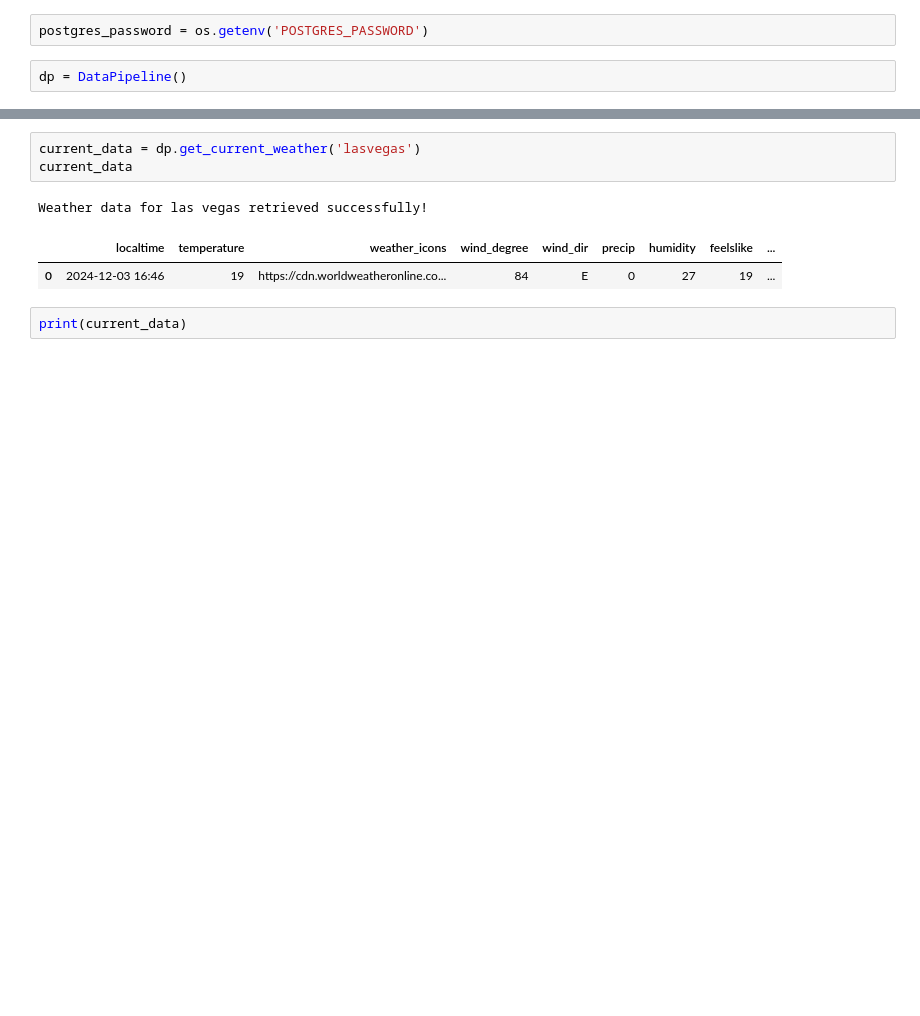
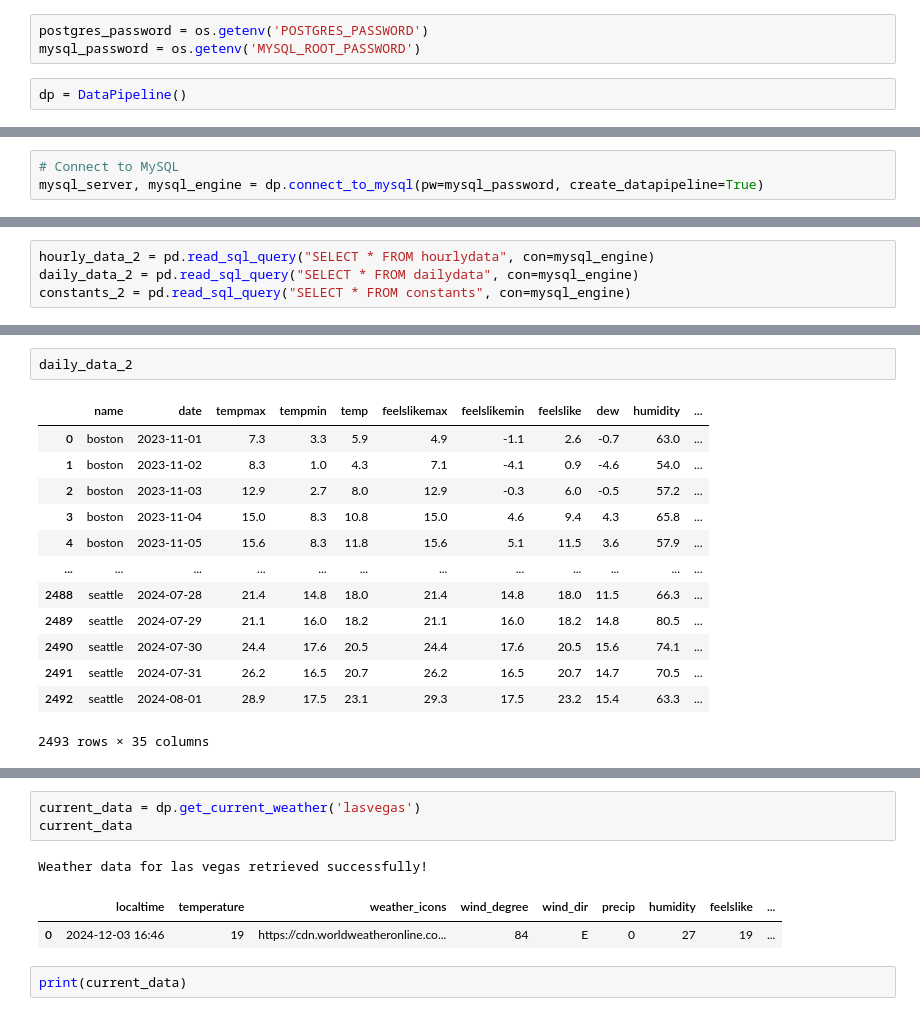
Before and after one commit to BingzheChen/DS6600_datapipeline, a Jupyter notebook: sandbox.ipynb, the cells around one changed output, grey strips where cells are left out. Saved outputs shown, nothing was run; the diff lists cells and outputs as text; blank space fills up the shorter version.

Commit message:
convert postgres to mysql

```diff
--- a/sandbox.ipynb
+++ b/sandbox.ipynb
@@ -18,5 +19,6 @@ password
 'oliverchen'
 # %%
 postgres_password = os.getenv('POSTGRES_PASSWORD')
+mysql_password = os.getenv('MYSQL_ROOT_PASSWORD')
 # %%
 dp = DataPipeline()
@@ -22,0 +32,3 @@ dp = DataPipeline()
+# %%
+# Connect to MySQL
+mysql_server, mysql_engine = dp.connect_to_mysql(pw=mysql_password, create_datapipeline=True)
@@ -22,0 +50,4 @@ dp = DataPipeline()
+# %%
+hourly_data_2 = pd.read_sql_query("SELECT * FROM hourlydata", con=mysql_engine)
+daily_data_2 = pd.read_sql_query("SELECT * FROM dailydata", con=mysql_engine)
+constants_2 = pd.read_sql_query("SELECT * FROM constants", con=mysql_engine)
@@ -22,0 +70,16 @@ dp = DataPipeline()
+# %%
+daily_data_2
+# %% [output]
+|  | name | date | tempmax | tempmin | temp | feelslikemax | feelslikemin | feelslike | dew | humidity | ... |
+| 0 | boston | 2023-11-01 | 7.3 | 3.3 | 5.9 | 4.9 | -1.1 | 2.6 | -0.7 | 63.0 | ... |
+| 1 | boston | 2023-11-02 | 8.3 | 1.0 | 4.3 | 7.1 | -4.1 | 0.9 | -4.6 | 54.0 | ... |
+| 2 | boston | 2023-11-03 | 12.9 | 2.7 | 8.0 | 12.9 | -0.3 | 6.0 | -0.5 | 57.2 | ... |
+| 3 | boston | 2023-11-04 | 15.0 | 8.3 | 10.8 | 15.0 | 4.6 | 9.4 | 4.3 | 65.8 | ... |
+| 4 | boston | 2023-11-05 | 15.6 | 8.3 | 11.8 | 15.6 | 5.1 | 11.5 | 3.6 | 57.9 | ... |
+| ... | ... | ... | ... | ... | ... | ... | ... | ... | ... | ... | ... |
+| 2488 | seattle | 2024-07-28 | 21.4 | 14.8 | 18.0 | 21.4 | 14.8 | 18.0 | 11.5 | 66.3 | ... |
+| 2489 | seattle | 2024-07-29 | 21.1 | 16.0 | 18.2 | 21.1 | 16.0 | 18.2 | 14.8 | 80.5 | ... |
+| 2490 | seattle | 2024-07-30 | 24.4 | 17.6 | 20.5 | 24.4 | 17.6 | 20.5 | 15.6 | 74.1 | ... |
+| 2491 | seattle | 2024-07-31 | 26.2 | 16.5 | 20.7 | 26.2 | 16.5 | 20.7 | 14.7 | 70.5 | ... |
+| 2492 | seattle | 2024-08-01 | 28.9 | 17.5 | 23.1 | 29.3 | 17.5 | 23.2 | 15.4 | 63.3 | ... |
+2493 rows × 35 columns
```
Also changed, not shown: parts of 6 cells of this notebook, 5 other files.
